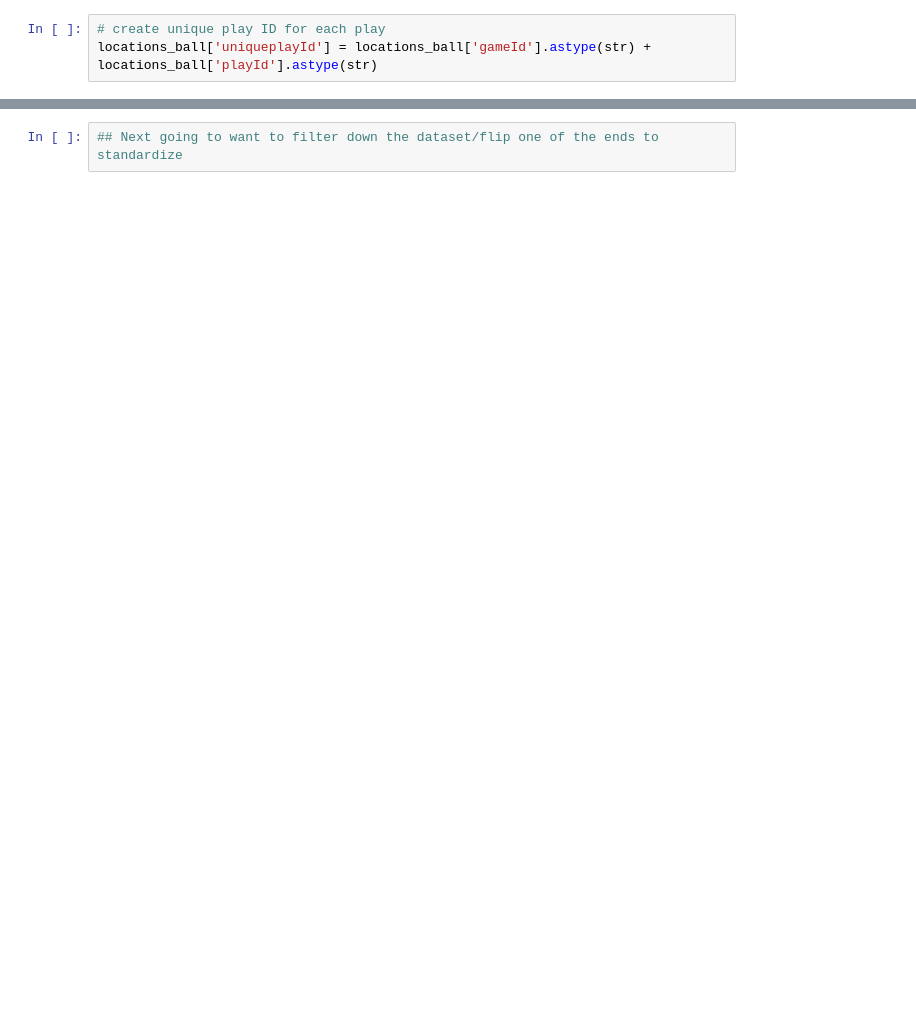
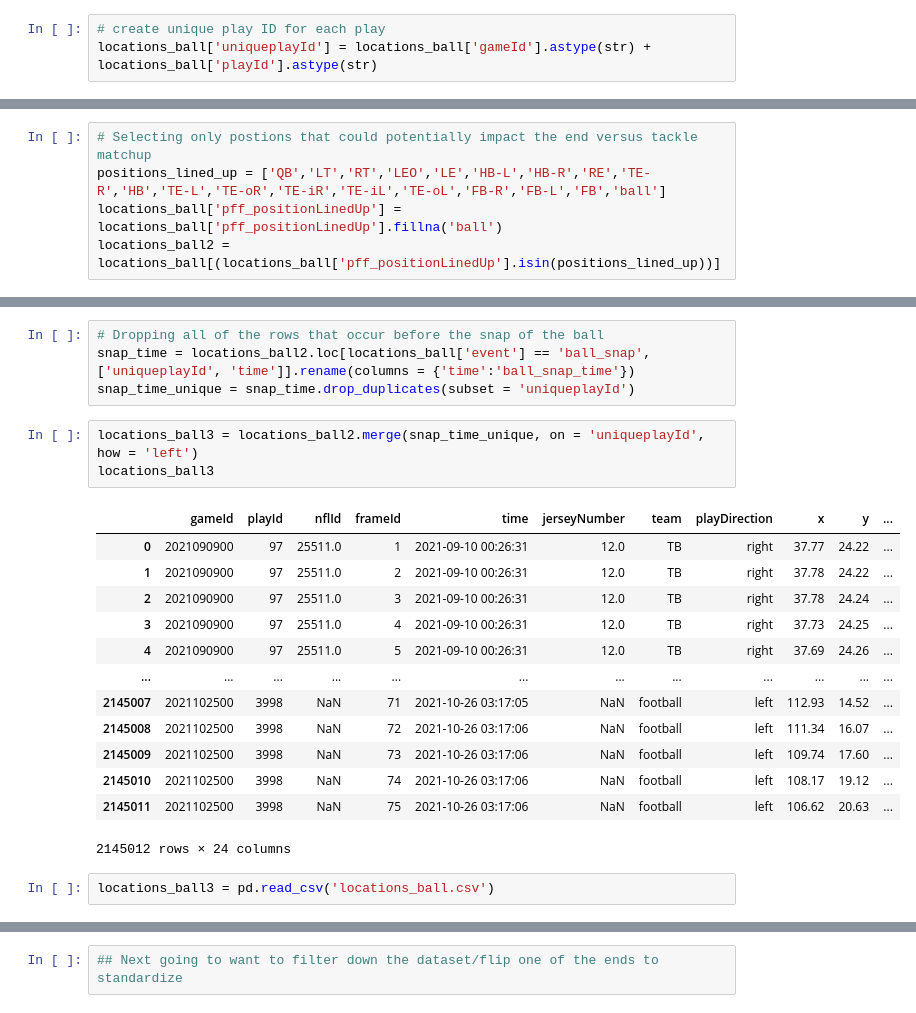
Before and after one commit to cnickol26/BigDataBowl2023, a Jupyter notebook: DataCleaning.ipynb, the cells around one changed output, grey strips where cells are left out. Drawn from its saved outputs; the diff is of its cells as text; blank space fills up the shorter version.

```diff
--- a/DataCleaning.ipynb
+++ b/DataCleaning.ipynb
@@ -109,0 +127,5 @@ locations_ball['uniqueplayId'] = locations_ball['gameId'].astype(str) + location
+# %%
+# Selecting only postions that could potentially impact the end versus tackle matchup
+positions_lined_up = ['QB','LT','RT','LEO','LE','HB-L','HB-R','RE','TE-R','HB','TE-L','TE-oR','TE-iR','TE-iL','TE-oL','FB-R','FB-L','FB','ball']
+locations_ball['pff_positionLinedUp'] = locations_ball['pff_positionLinedUp'].fillna('ball')
+locations_ball2 = locations_ball[(locations_ball['pff_positionLinedUp'].isin(positions_lined_up))]
@@ -109,0 +148,23 @@ locations_ball['uniqueplayId'] = locations_ball['gameId'].astype(str) + location
+# %%
+# Dropping all of the rows that occur before the snap of the ball
+snap_time = locations_ball2.loc[locations_ball['event'] == 'ball_snap',['uniqueplayId', 'time']].rename(columns = {'time':'ball_snap_time'})
+snap_time_unique = snap_time.drop_duplicates(subset = 'uniqueplayId')
+# %%
+locations_ball3 = locations_ball2.merge(snap_time_unique, on = 'uniqueplayId', how = 'left')
+locations_ball3
+# %% [output]
+|  | gameId | playId | nflId | frameId | time | jerseyNumber | team | playDirection | x | y | ... |
+| 0 | 2021090900 | 97 | 25511.0 | 1 | 2021-09-10 00:26:31 | 12.0 | TB | right | 37.77 | 24.22 | ... |
+| 1 | 2021090900 | 97 | 25511.0 | 2 | 2021-09-10 00:26:31 | 12.0 | TB | right | 37.78 | 24.22 | ... |
+| 2 | 2021090900 | 97 | 25511.0 | 3 | 2021-09-10 00:26:31 | 12.0 | TB | right | 37.78 | 24.24 | ... |
+| 3 | 2021090900 | 97 | 25511.0 | 4 | 2021-09-10 00:26:31 | 12.0 | TB | right | 37.73 | 24.25 | ... |
+| 4 | 2021090900 | 97 | 25511.0 | 5 | 2021-09-10 00:26:31 | 12.0 | TB | right | 37.69 | 24.26 | ... |
+| ... | ... | ... | ... | ... | ... | ... | ... | ... | ... | ... | ... |
+| 2145007 | 2021102500 | 3998 | NaN | 71 | 2021-10-26 03:17:05 | NaN | football | left | 112.93 | 14.52 | ... |
+| 2145008 | 2021102500 | 3998 | NaN | 72 | 2021-10-26 03:17:06 | NaN | football | left | 111.34 | 16.07 | ... |
+| 2145009 | 2021102500 | 3998 | NaN | 73 | 2021-10-26 03:17:06 | NaN | football | left | 109.74 | 17.60 | ... |
+| 2145010 | 2021102500 | 3998 | NaN | 74 | 2021-10-26 03:17:06 | NaN | football | left | 108.17 | 19.12 | ... |
+| 2145011 | 2021102500 | 3998 | NaN | 75 | 2021-10-26 03:17:06 | NaN | football | left | 106.62 | 20.63 | ... |
+2145012 rows × 24 columns
+# %%
+locations_ball3 = pd.read_csv('locations_ball.csv')
```
Also changed, not shown: parts of 12 cells of this notebook.
